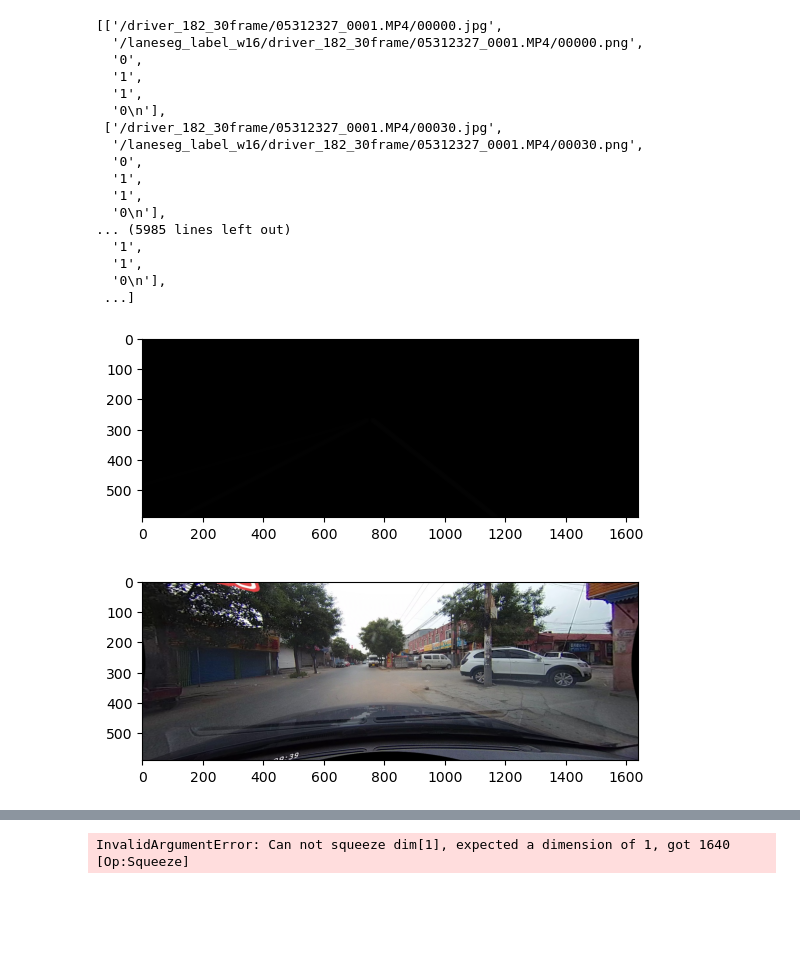
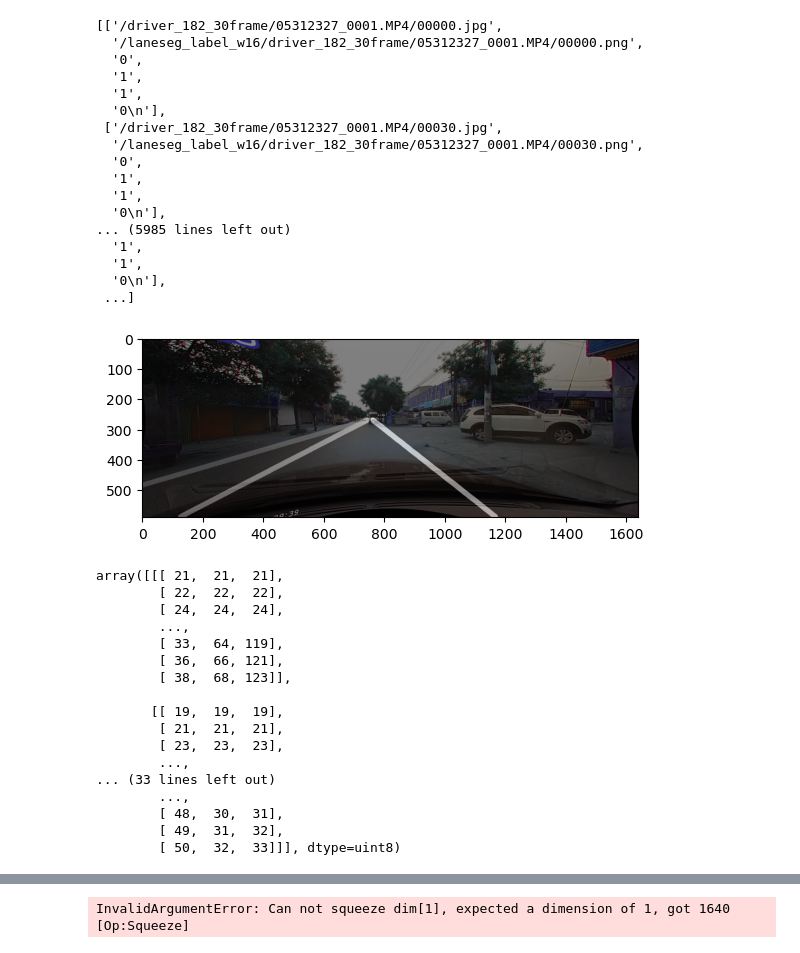
Before and after one commit to Omee-dev/Lane-Detection, a Jupyter notebook: 2.ipynb, the cells around one changed output, grey strips where cells are left out. Cells and saved outputs as stored; diff of their text form; code cells hidden in the pictures; blank space fills up the shorter version.

```diff
--- a/2.ipynb
+++ b/2.ipynb
@@ -248,12 +234,6 @@ for data in results :
         "exist":exist
     }
     data_set.append(dict_culane)
-# %%
-plot_data (data_set[1900]["label_path"])
-plot_data(data_set[1900]["img_path"])
-# %% [output]
-[figure, removed]
-[figure, removed]
 # %%
 def visualize(img_path,label_path=None,coordinate_list=None,gray = False):
     fig = plt.figure(figsize=(15,10))
@@ -274,3 +254,31 @@ def visualize(img_path,label_path=None,coordinate_list=None,gray = False):
         labels = plt.imread(label_path)
         plt.imshow(labels, alpha=0.5,cmap =None if gray == False else "gray")   #alpha is opacity of the label
         plt.show()
+# %%
+g = plt.imread(data_set[1900]["label_path"])
+img = cv2.imread(data_set[1900]["img_path"])
+plt.imshow(img)
+plt.imshow(g,cmap = "gray",alpha=0.5)
+plt.show()
+# %% [output]
+[figure, added]
+# %%
+img
+# %% [output]
+array([[[ 21,  21,  21],
+        [ 22,  22,  22],
+        [ 24,  24,  24],
+        ...,
+        [ 33,  64, 119],
+        [ 36,  66, 121],
+        [ 38,  68, 123]],
+
+       [[ 19,  19,  19],
+        [ 21,  21,  21],
+        [ 23,  23,  23],
+        ...,
+... (33 lines left out)
+        ...,
+        [ 48,  30,  31],
+        [ 49,  31,  32],
+        [ 50,  32,  33]]], dtype=uint8)
```
Also changed, not shown: parts of 9 cells of this notebook, 2 other files.
